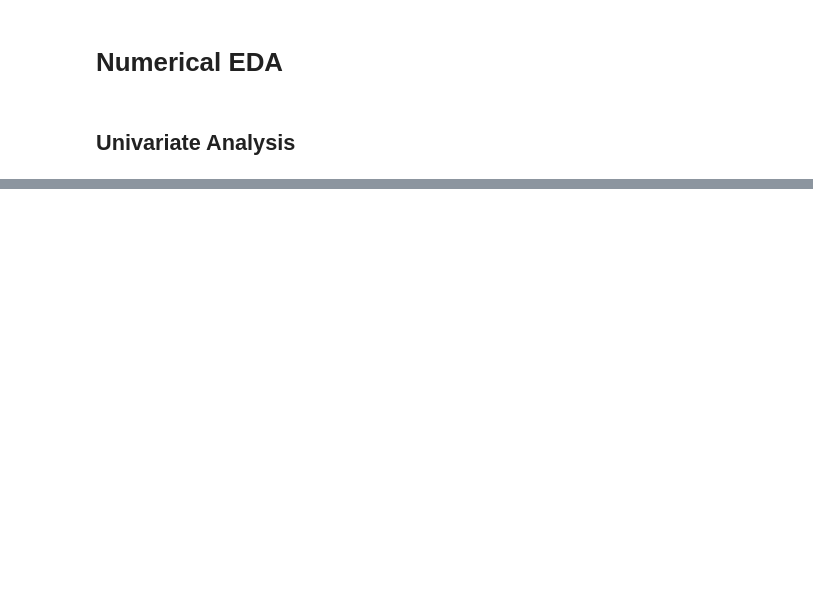
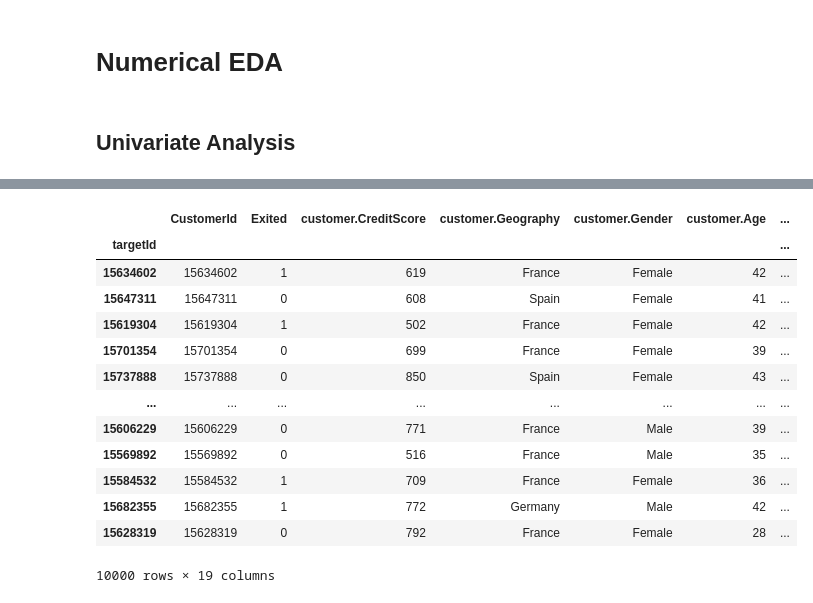
Before and after one commit to Ravikumarchavva/ML_Playground, a Jupyter notebook: week2_classification/Day1_preprocessFor_Binary/perprocess.ipynb, the cells around one changed output, grey strips where cells are left out. Saved outputs shown, nothing was run; the diff lists cells and outputs as text; code cells hidden in the pictures; blank space fills up the shorter version.

```diff
--- a/week2_classification/Day1_preprocessFor_Binary/perprocess.ipynb
+++ b/week2_classification/Day1_preprocessFor_Binary/perprocess.ipynb
@@ -205,0 +258,5 @@ plot_roc_curve(fpr, tpr)
+# %%
+features=data1.drop("Exited").to_pandas()
+target=data1[['CustomerId','Exited']].to_pandas()
+# %%
+target["targetId"]=target["CustomerId"]
@@ -205,0 +288,19 @@ plot_roc_curve(fpr, tpr)
+# %%
+feature_matrix, feature_defs = ft.dfs(entityset=es, target_dataframe_name="target")
+
+feature_matrix
+# %% [output]
+|  | CustomerId | Exited | customer.CreditScore | customer.Geography | customer.Gender | customer.Age | ... |
+| targetId |  |  |  |  |  |  | ... |
+| 15634602 | 15634602 | 1 | 619 | France | Female | 42 | ... |
+| 15647311 | 15647311 | 0 | 608 | Spain | Female | 41 | ... |
+| 15619304 | 15619304 | 1 | 502 | France | Female | 42 | ... |
+| 15701354 | 15701354 | 0 | 699 | France | Female | 39 | ... |
+| 15737888 | 15737888 | 0 | 850 | Spain | Female | 43 | ... |
+| ... | ... | ... | ... | ... | ... | ... | ... |
+| 15606229 | 15606229 | 0 | 771 | France | Male | 39 | ... |
+| 15569892 | 15569892 | 0 | 516 | France | Male | 35 | ... |
+| 15584532 | 15584532 | 1 | 709 | France | Female | 36 | ... |
+| 15682355 | 15682355 | 1 | 772 | Germany | Male | 42 | ... |
+| 15628319 | 15628319 | 0 | 792 | France | Female | 28 | ... |
+10000 rows × 19 columns
```
Also changed, not shown: parts of 24 cells of this notebook, 1 other file.
